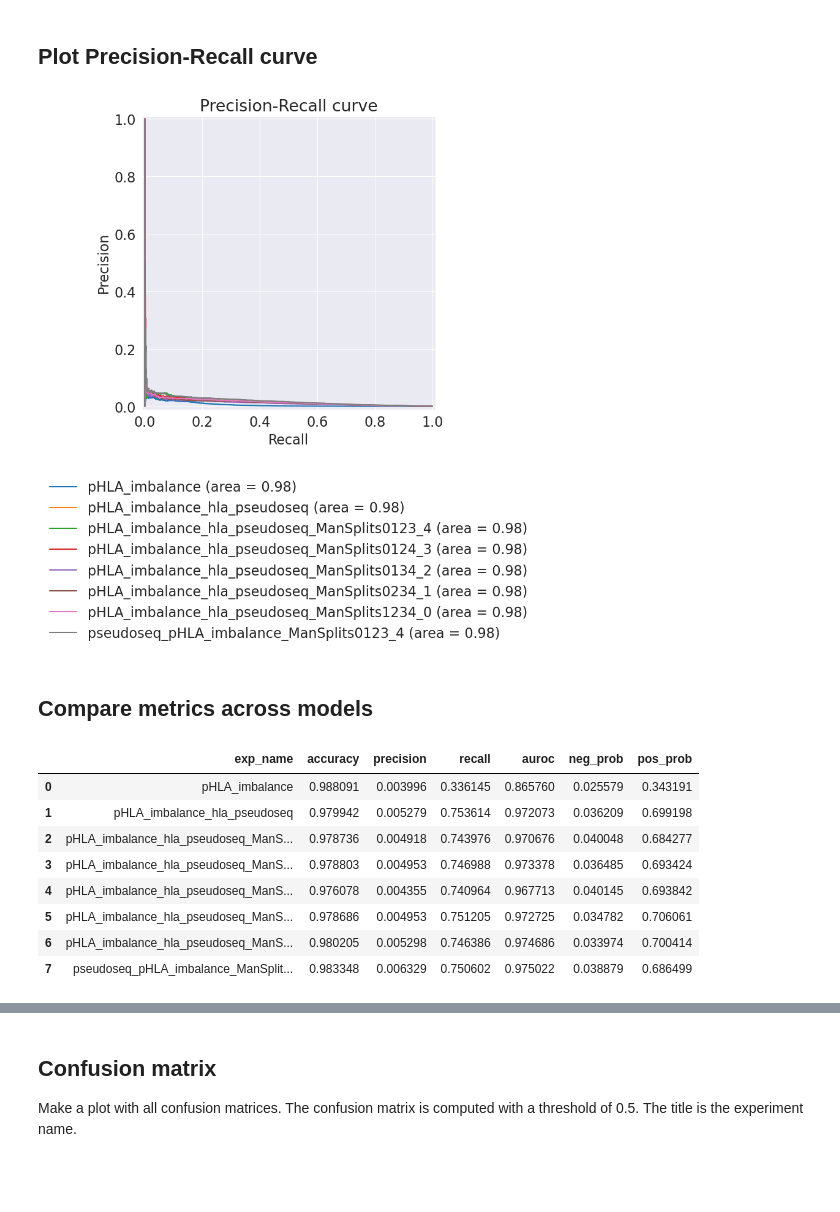
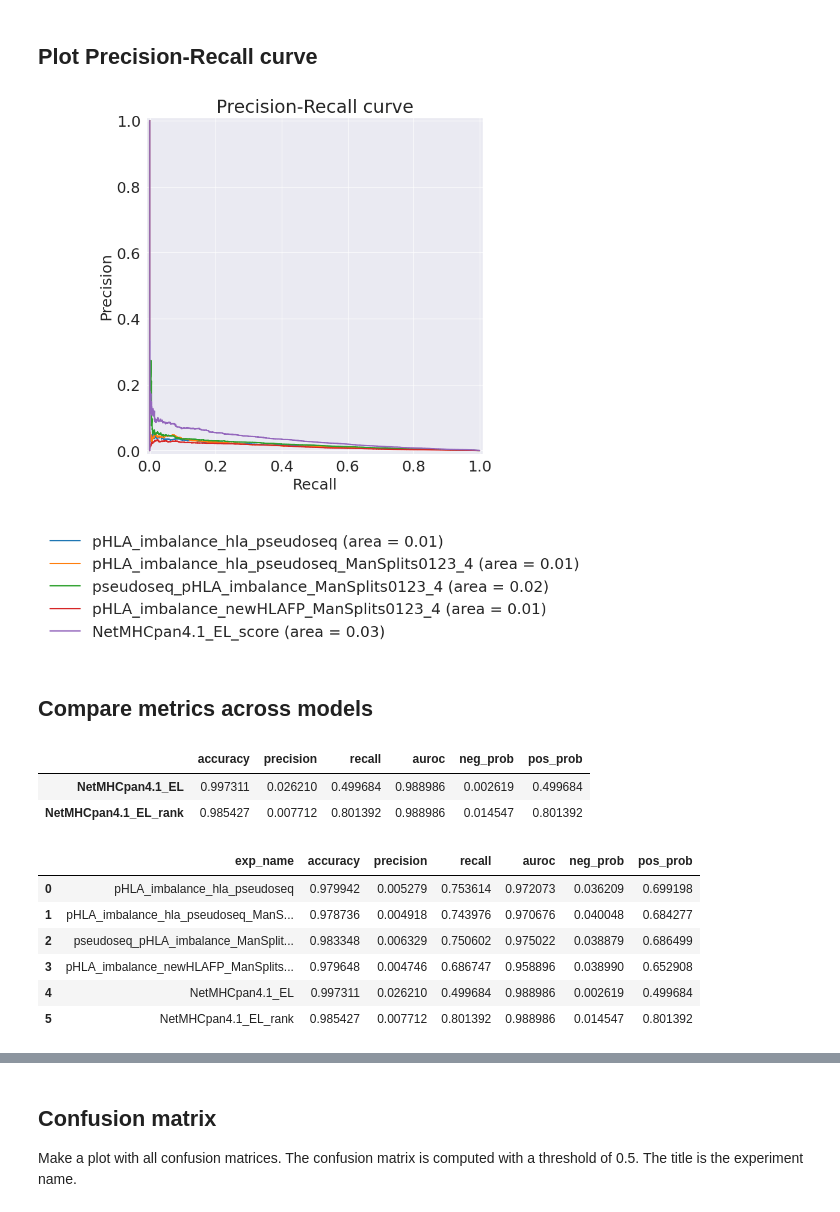
Before and after one commit to annadiarov/nimbus, a Jupyter notebook: notebooks/4.1-amdr-model-evaluation-on-test-set.ipynb, the cells around one changed output, grey strips where cells are left out. Drawn from its saved outputs; the diff is of its cells as text; code cells hidden in the pictures; blank space fills up the shorter version.

```diff
--- a/notebooks/4.1-amdr-model-evaluation-on-test-set.ipynb
+++ b/notebooks/4.1-amdr-model-evaluation-on-test-set.ipynb
@@ -227,6 +237,9 @@ logger.info(f"Metrics saved to {metrics_file}")
 3785421274 - INFO: Metrics saved to ../checkpoints/csv_logger/pseudoseq_pHLA_imbalance_ManSplits0123_4/version_0/checkpoints/../test_metrics.tsv
 # %% [markdown]
 # Analysis on precumputed results
+# %%
+# Load baselines data
+cd8_netmhcpan_df = pd.read_csv(merged_netmhcpan_cd8_benchmark_file)
 # %% [markdown]
 ## ROC-AUC curve
 Plot ROC-AUC curve for all the models
@@ -272,7 +293,11 @@ for exp_name in experiments_dict.keys():
     precision, recall, _ = precision_recall_curve(results['labels'], results['preds'])
     # compute area under the curve
     pr_auc = auc(recall, precision)
-    plt.plot(recall, precision, label=f'{exp_name} (area = {auroc_score:.2f})')
+    plt.plot(recall, precision, label=f'{exp_name} (area = {pr_auc:.2f})')
+
+precision, recall, _ = precision_recall_curve(cd8_netmhcpan_df['Exp'], cd8_netmhcpan_df['Score_EL'])
+pr_auc = auc(recall, precision)
+plt.plot(recall, precision, label=f'NetMHCpan4.1_EL_score (area = {pr_auc:.2f})')
 
 plt.xlabel('Recall')
 plt.ylabel('Precision')
@@ -289,30 +314,62 @@ plt.tight_layout()
 plt.savefig('pr_curve.png')
 plt.show()
 # %% [output]
-[figure, old version]
+[figure, new version]
 # %% [markdown]
 ## Compare metrics across models
+# %%
+# compute metrics for baselines
+
+metrics_baseline = {}
+bl_preds_05 = cd8_netmhcpan_df['Score_EL'] > 0.5
+fpr, tpr, _ = roc_curve(cd8_netmhcpan_df['Exp'], cd8_netmhcpan_df['Score_EL'])
+metrics_baseline['NetMHCpan4.1_EL'] = {
+    'accuracy': np.mean(bl_preds_05 == cd8_netmhcpan_df['Exp']),
+    'precision': precision_score(cd8_netmhcpan_df['Exp'], bl_preds_05),
+    'recall': recall_score(cd8_netmhcpan_df['Exp'], bl_preds_05),
+    'auroc': auc(fpr, tpr),
+    'neg_prob': np.mean(bl_preds_05[cd8_netmhcpan_df['Exp'] == 0]),
+    'pos_prob': np.mean(bl_preds_05[cd8_netmhcpan_df['Exp'] == 1])
+}
+bl_preds_swb = cd8_netmhcpan_df['%Rank_EL'] < 2
+metrics_baseline['NetMHCpan4.1_EL_rank'] = {
+    'accuracy': np.mean(bl_preds_swb == cd8_netmhcpan_df['Exp']),
+    'precision': precision_score(cd8_netmhcpan_df['Exp'], bl_preds_swb),
+    'recall': recall_score(cd8_netmhcpan_df['Exp'], bl_preds_swb),
+    'auroc': auc(fpr, tpr),
+    'neg_prob': np.mean(bl_preds_swb[cd8_netmhcpan_df['Exp'] == 0]),
+    'pos_prob': np.mean(bl_preds_swb[cd8_netmhcpan_df['Exp'] == 1])
+}
+
+metrics_baseline_df = pd.DataFrame.from_dict(metrics_baseline, orient='columns').T
+metrics_baseline_df
+# %% [output]
+|  | accuracy | precision | recall | auroc | neg_prob | pos_prob |
+| NetMHCpan4.1_EL | 0.997311 | 0.026210 | 0.499684 | 0.988986 | 0.002619 | 0.499684 |
+| NetMHCpan4.1_EL_rank | 0.985427 | 0.007712 | 0.801392 | 0.988986 | 0.014547 | 0.801392 |
 # %%
 metrics = {}
 for exp_name in experiments_dict.keys():
     metrics_file = os.path.join(os.path.dirname(experiments_dict[exp_name]['model_checkpoint']), '..', 'test_metrics.tsv')
     try:
         metrics[exp_name] = pd.read_csv(metrics_file, sep='\t')
     except FileNotFoundError:
         logger.error(f"File {metrics_file} not found")
         continue
+# Add baseline to metrics
+for i, r in metrics_baseline_df.iterrows():
+    metrics[i] = pd.DataFrame(r).T
+
 # Make metrics df keeping exp_name in column
 metrics_df = pd.concat(metrics).reset_index(drop=False)
 metrics_df = metrics_df.rename(columns={'level_0': 'exp_name'})
 metrics_df = metrics_df.drop(columns='level_1')
 metrics_df
 # %% [output]
 |  | exp_name | accuracy | precision | recall | auroc | neg_prob | pos_prob |
-| 0 | pHLA_imbalance | 0.988091 | 0.003996 | 0.336145 | 0.865760 | 0.025579 | 0.343191 |
-| 1 | pHLA_imbalance_hla_pseudoseq | 0.979942 | 0.005279 | 0.753614 | 0.972073 | 0.036209 | 0.699198 |
-| 2 | pHLA_imbalance_hla_pseudoseq_ManS... | 0.978736 | 0.004918 | 0.743976 | 0.970676 | 0.040048 | 0.684277 |
-| 3 | pHLA_imbalance_hla_pseudoseq_ManS... | 0.978803 | 0.004953 | 0.746988 | 0.973378 | 0.036485 | 0.693424 |
-| 4 | pHLA_imbalance_hla_pseudoseq_ManS... | 0.976078 | 0.004355 | 0.740964 | 0.967713 | 0.040145 | 0.693842 |
-| 5 | pHLA_imbalance_hla_pseudoseq_ManS... | 0.978686 | 0.004953 | 0.751205 | 0.972725 | 0.034782 | 0.706061 |
-| 6 | pHLA_imbalance_hla_pseudoseq_ManS... | 0.980205 | 0.005298 | 0.746386 | 0.974686 | 0.033974 | 0.700414 |
-| 7 | pseudoseq_pHLA_imbalance_ManSplit... | 0.983348 | 0.006329 | 0.750602 | 0.975022 | 0.038879 | 0.686499 |
+| 0 | pHLA_imbalance_hla_pseudoseq | 0.979942 | 0.005279 | 0.753614 | 0.972073 | 0.036209 | 0.699198 |
+| 1 | pHLA_imbalance_hla_pseudoseq_ManS... | 0.978736 | 0.004918 | 0.743976 | 0.970676 | 0.040048 | 0.684277 |
+| 2 | pseudoseq_pHLA_imbalance_ManSplit... | 0.983348 | 0.006329 | 0.750602 | 0.975022 | 0.038879 | 0.686499 |
+| 3 | pHLA_imbalance_newHLAFP_ManSplits... | 0.979648 | 0.004746 | 0.686747 | 0.958896 | 0.038990 | 0.652908 |
+| 4 | NetMHCpan4.1_EL | 0.997311 | 0.026210 | 0.499684 | 0.988986 | 0.002619 | 0.499684 |
+| 5 | NetMHCpan4.1_EL_rank | 0.985427 | 0.007712 | 0.801392 | 0.988986 | 0.014547 | 0.801392 |
```
Also changed, not shown: parts of 4 cells of this notebook.
